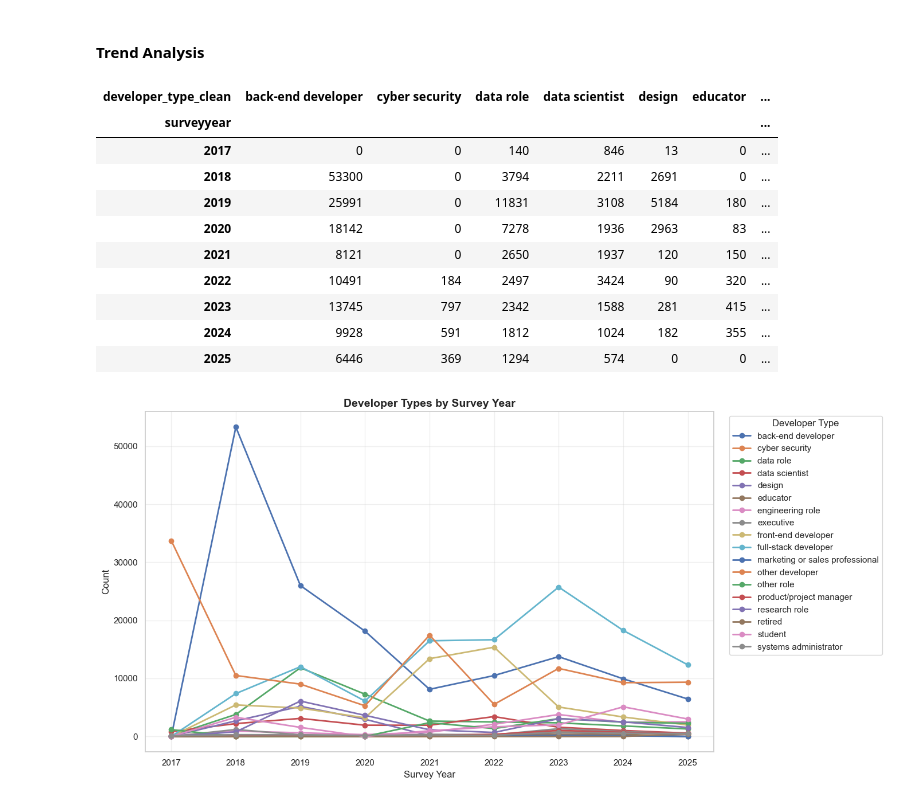
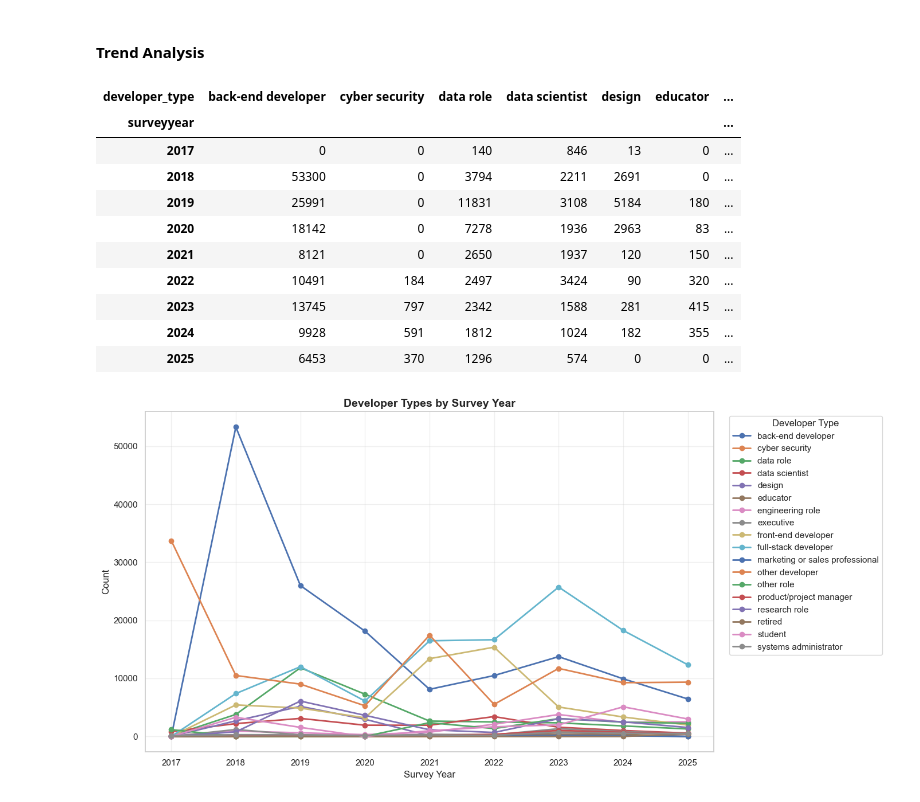
Before and after one commit to chloepar/Stack_Overflow_Survey_Exploration_DSBA6211, a Jupyter notebook: 6211_Final_Project - Data Analysis.ipynb, the cells around one changed output. Drawn from its saved outputs; the diff is of its cells as text; code cells hidden in the pictures.

```diff
--- a/6211_Final_Project - Data Analysis.ipynb
+++ b/6211_Final_Project - Data Analysis.ipynb
@@ -247,15 +247,16 @@ plt.show()
 #### Trend Analysis
 # %%
 # extract surveyyear and country and make a counts matrix
-cols = ['surveyyear', 'developer_type_clean']
+cols = ['surveyyear', 'developer_type']
 df_dev = combined_consolidated_df[cols].copy()
 
 # Create matrix: rows = surveyyear, cols = country, values = counts
-matrix_df_dev = pd.crosstab(df_dev['surveyyear'], df_dev['developer_type_clean']).sort_index()
+matrix_df_dev = pd.crosstab(df_dev['surveyyear'], df_dev['developer_type']).sort_index()
+
 # display and optionally save
 display(matrix_df_dev)
 # %% [output]
-| developer_type_clean | back-end developer | cyber security | data role | data scientist | design | educator | ... |
+| developer_type | back-end developer | cyber security | data role | data scientist | design | educator | ... |
 | surveyyear |  |  |  |  |  |  | ... |
 | 2017 | 0 | 0 | 140 | 846 | 13 | 0 | ... |
 | 2018 | 53300 | 0 | 3794 | 2211 | 2691 | 0 | ... |
@@ -265,7 +266,7 @@ display(matrix_df_dev)
 | 2022 | 10491 | 184 | 2497 | 3424 | 90 | 320 | ... |
 | 2023 | 13745 | 797 | 2342 | 1588 | 281 | 415 | ... |
 | 2024 | 9928 | 591 | 1812 | 1024 | 182 | 355 | ... |
-| 2025 | 6446 | 369 | 1294 | 574 | 0 | 0 | ... |
+| 2025 | 6453 | 370 | 1296 | 574 | 0 | 0 | ... |
 # %%
 # Create line chart for education levels over time
 dev_plot = matrix_df_dev.copy()
```
Also changed, not shown: parts of 11 cells of this notebook, 1 other file.
